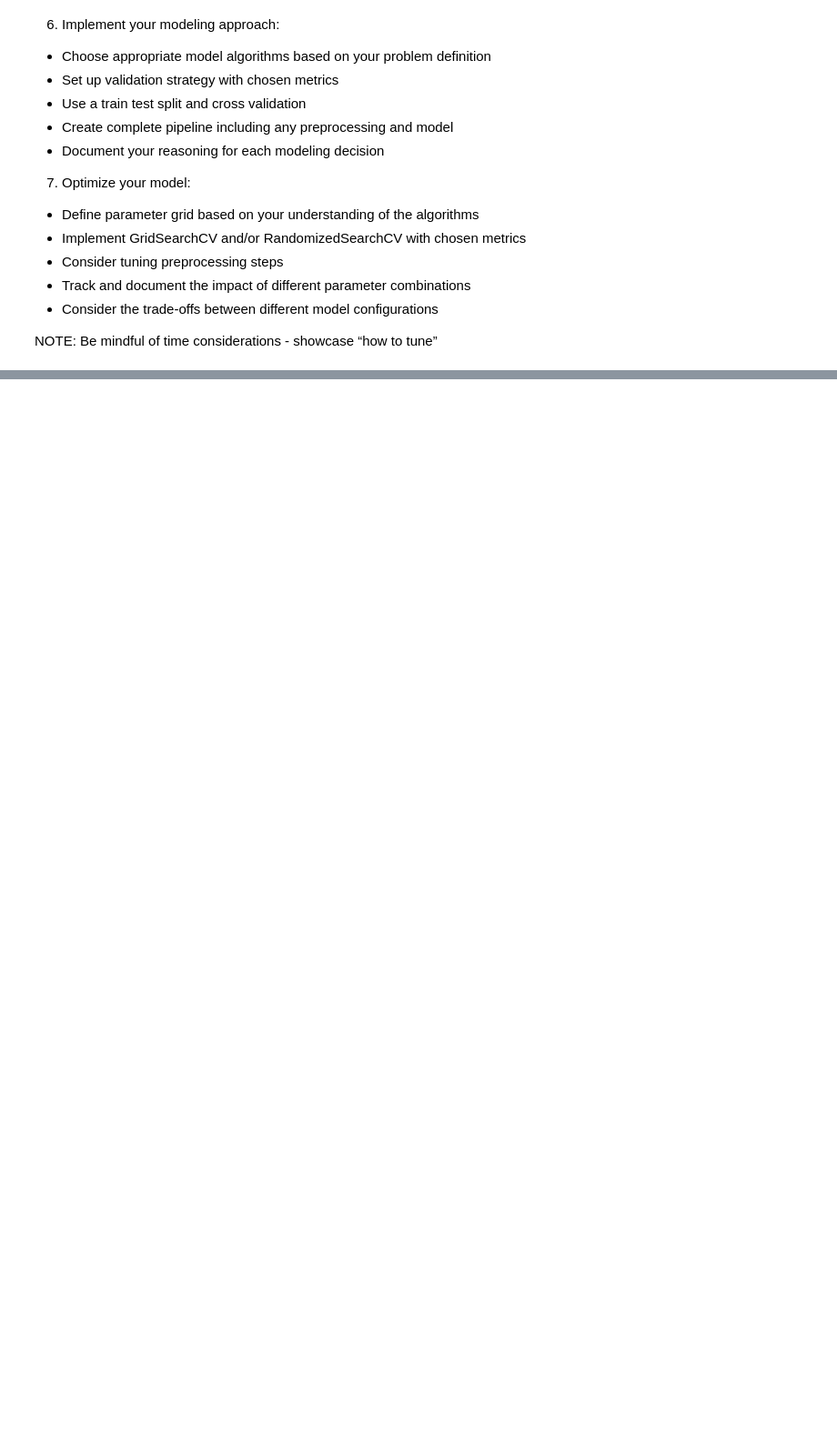
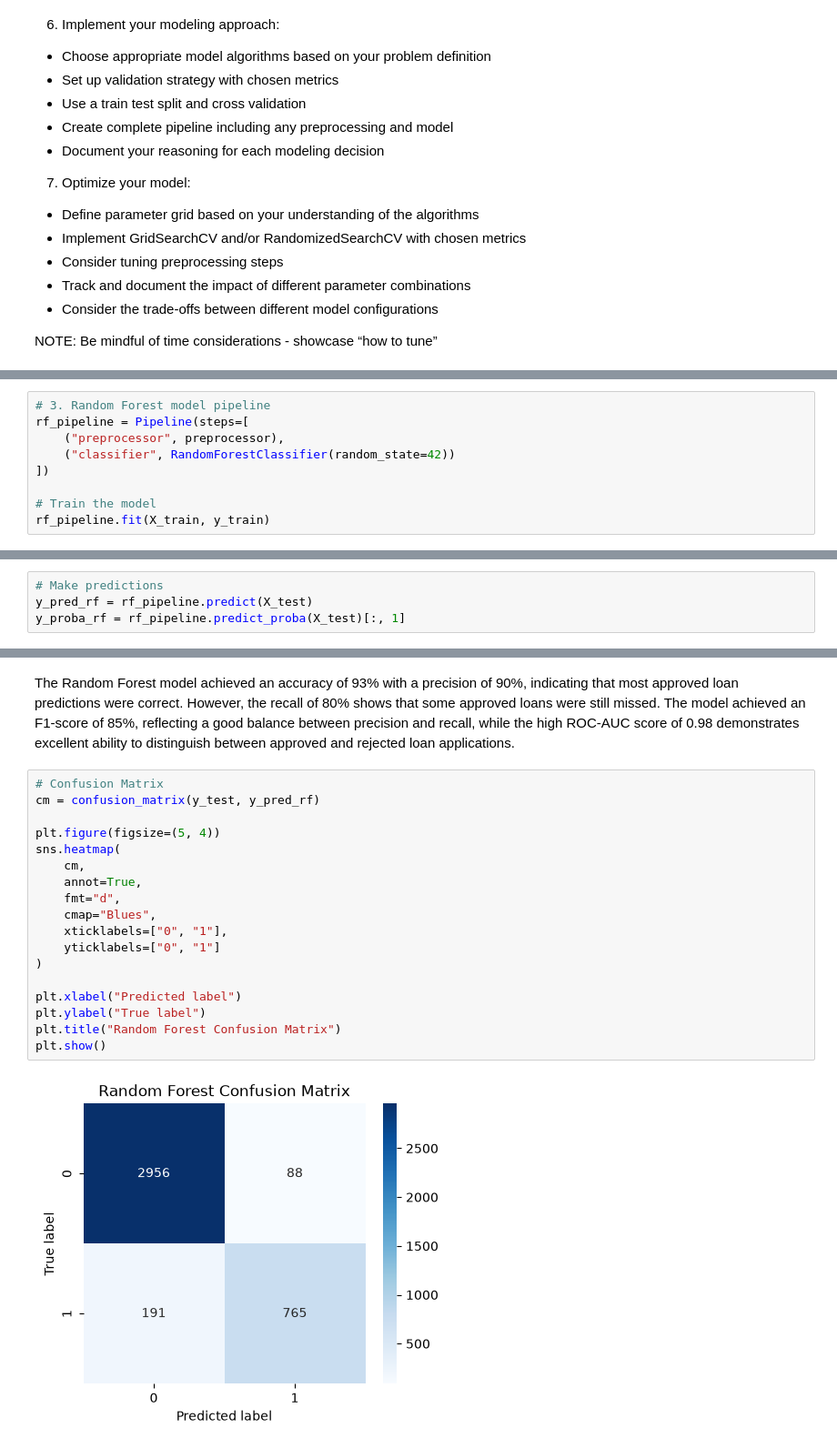
Before and after one commit to ViolaRono/Financial-Loan-Risk-Prediction, a Jupyter notebook: financial_loan_risk.ipynb, the cells around one changed output, grey strips where cells are left out. Shown at 91% size. Cells and saved outputs as stored; diff of their text form; blank space fills up the shorter version.

```diff
--- a/financial_loan_risk.ipynb
+++ b/financial_loan_risk.ipynb
@@ -307,0 +587,9 @@ None
+# %%
+# 3. Random Forest model pipeline
+rf_pipeline = Pipeline(steps=[
+    ("preprocessor", preprocessor),
+    ("classifier", RandomForestClassifier(random_state=42))
+])
+
+# Train the model
+rf_pipeline.fit(X_train, y_train)
@@ -307,0 +614,4 @@ None
+# %%
+# Make predictions
+y_pred_rf = rf_pipeline.predict(X_test)
+y_proba_rf = rf_pipeline.predict_proba(X_test)[:, 1]
@@ -307,0 +638,22 @@ None
+# %% [markdown]
+The Random Forest model achieved an accuracy of 93% with a precision of 90%, indicating that most approved loan predictions were correct. However, the recall of 80% shows that some approved loans were still missed. The model achieved an F1-score of 85%, reflecting a good balance between precision and recall, while the high ROC-AUC score of 0.98 demonstrates excellent ability to distinguish between approved and rejected loan applications.
+# %%
+# Confusion Matrix
+cm = confusion_matrix(y_test, y_pred_rf)
+
+plt.figure(figsize=(5, 4))
+sns.heatmap(
+    cm,
+    annot=True,
+    fmt="d",
+    cmap="Blues",
+    xticklabels=["0", "1"],
+    yticklabels=["0", "1"]
+)
+
+plt.xlabel("Predicted label")
+plt.ylabel("True label")
+plt.title("Random Forest Confusion Matrix")
+plt.show()
+# %% [output]
+[figure, added]
```
Also changed, not shown: parts of 111 cells of this notebook.
